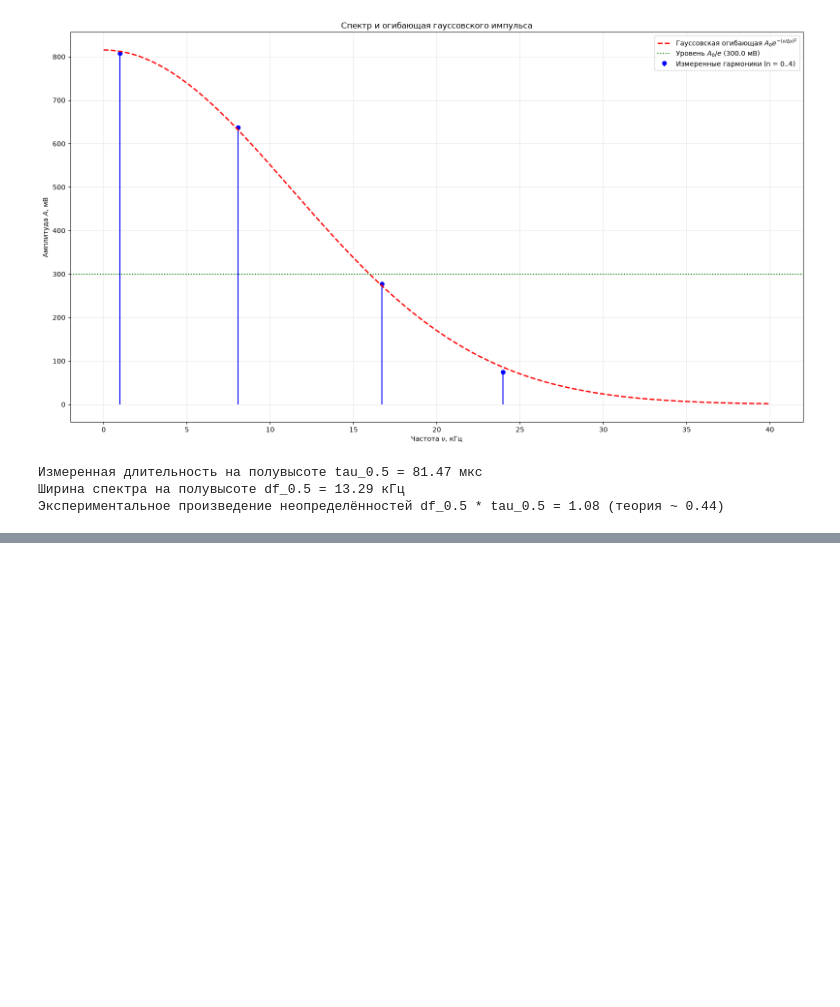
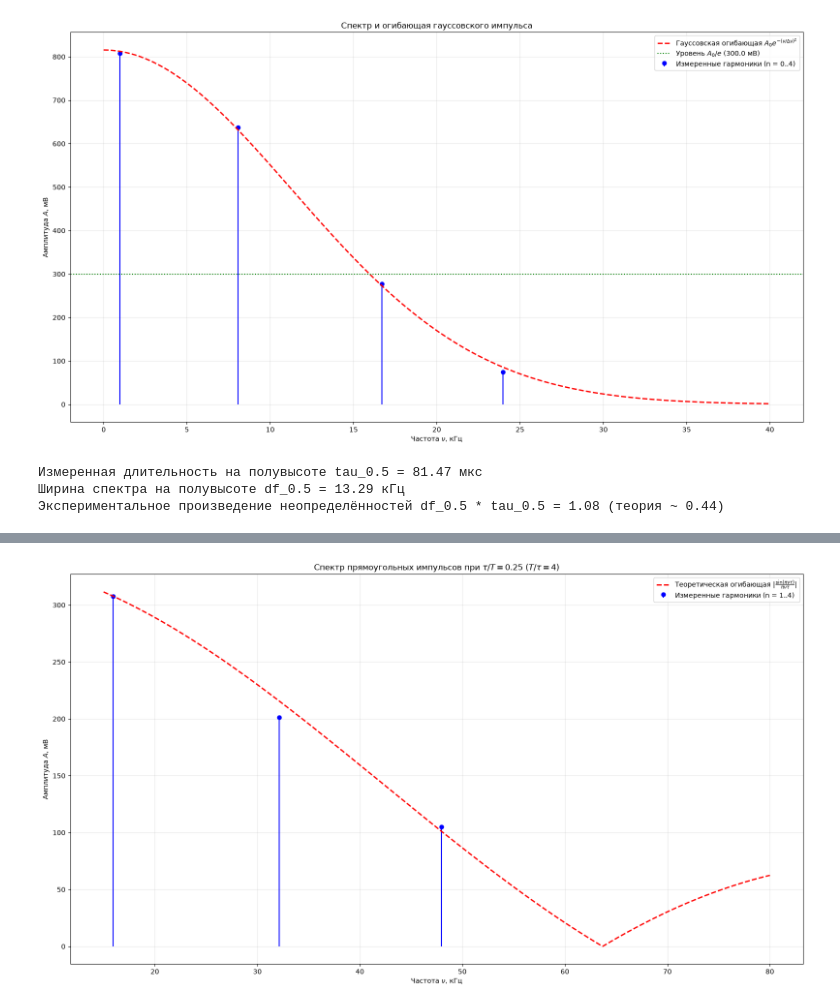
Before and after one commit to tlufl/physics-laboratory-assignments, a Jupyter notebook: sem3/213/lab.ipynb, the cells around one changed output, grey strips where cells are left out. Saved outputs shown, nothing was run; the diff lists cells and outputs as text; code cells hidden in the pictures; blank space fills up the shorter version.

```diff
--- a/sem3/213/lab.ipynb
+++ b/sem3/213/lab.ipynb
@@ -374,0 +379,84 @@ print(
+# %%
+import matplotlib.pyplot as plt
+import numpy as np
+import pandas as pd
+
+harmonics = pd.DataFrame({
+    "freq, kHz": (15.92, 32.12, 47.94),
+    "A, mV": (307.8, 201.1, 105.0),
+    "n": (1, 2, 3),
+})
+
+T = (61.59 - 5.0) * 1e-6
+tau = (14.58 - 2.35) * 1e-6
+duty = 0.25  # заданный коэффициент заполнения tau / T = 1/4
+
+f1 = float(np.asarray(harmonics["freq, kHz"]).item(0))  # 18.09 кГц
+A1 = float(np.asarray(harmonics["A, mV"]).item(0))  # 306.0 мВ
+
+# Амплитуда огибающей в нуле (восстановлена по 1-й гармонике)
+A_env0 = A1 * (np.pi * duty) / np.sin(np.pi * duty)
+
+# Теоретическая огибающая |sin(pi * f * tau) / (pi * f * tau)| при tau = 0.25 * T
+f_grid = np.linspace(15, 80, 400)
+x = np.pi * (f_grid / f1) * duty
+envelope = A_env0 * np.abs(np.sin(x) / x)
+
+# Таблица сравнения относительных амплитуд (n = 1..4)
+n_arr = np.asarray(harmonics["n"])
+rel_exp = np.asarray(harmonics["A, mV"]) / A1
+rel_theor = (1 / n_arr) * np.abs(
+    np.sin(np.pi * n_arr * duty) / np.sin(np.pi * duty)
+)
+
+df_compare = pd.DataFrame({
+    "n": n_arr,
+    "freq, kHz": harmonics["freq, kHz"],
+    "(Cn/C1)_эксп": np.round(rel_exp, 3),
+    "(Cn/C1)_теор": np.round(rel_theor, 3),
+})
+print("Таблица сравнения относительных амплитуд (T/tau = 4, без 0-й гармоники):")
+print(df_compare.to_string(index=False))
+
+# Оценка ширины спектра (до первого нуля огибающей f_zero = 4 * f1)
+df_spec = 3 * f1  # ~ 63.6 кГц
+tau_nom = duty * T  # номинальная длительность 0.25 * T
+print(
+    f"\nШирина главного лепестка спектра: df = {df_spec:.2f} кГц (по"
+    " эксперименту 3-я гармоника на 47.94 кГц)"
+)
+print(
+    "Произведение неопределённостей df * tau (номинальное) ="
+    f" {(df_spec * 1e3) * tau_nom:.2f}"
+)
+print(
+    "Произведение неопределённостей df * tau (измеренное) ="
+    f" {(df_spec * 1e3) * tau:.2f}"
+)
+
+# Построение графика
+plt.figure(figsize=(16, 9))
+plt.stem(
+    harmonics["freq, kHz"],
+    harmonics["A, mV"],
+    linefmt="b-",
+    markerfmt="bo",
+    basefmt=" ",
+    label="Измеренные гармоники (n = 1..4)",
+)
+plt.plot(
+    f_grid,
+    envelope,
+    "r--",
+    linewidth=2,
+    label=r"Теоретическая огибающая $|\frac{\sin(\pi \nu \tau)}{\pi \nu \tau}|$",
+)
+
+plt.title(r"Спектр прямоугольных импульсов при $\tau/T = 0.25$ ($T/\tau = 4$)")
+plt.xlabel("Частота $\\nu$, кГц")
+plt.ylabel("Амплитуда $A$, мВ")
+plt.grid(True, alpha=0.3)
+plt.legend()
+plt.tight_layout()
+plt.show()
+# %% [output]
@@ -374,0 +472 @@ print(
+[figure, added]
```
Also changed, not shown: parts of 8 cells of this notebook, 1 other file.
